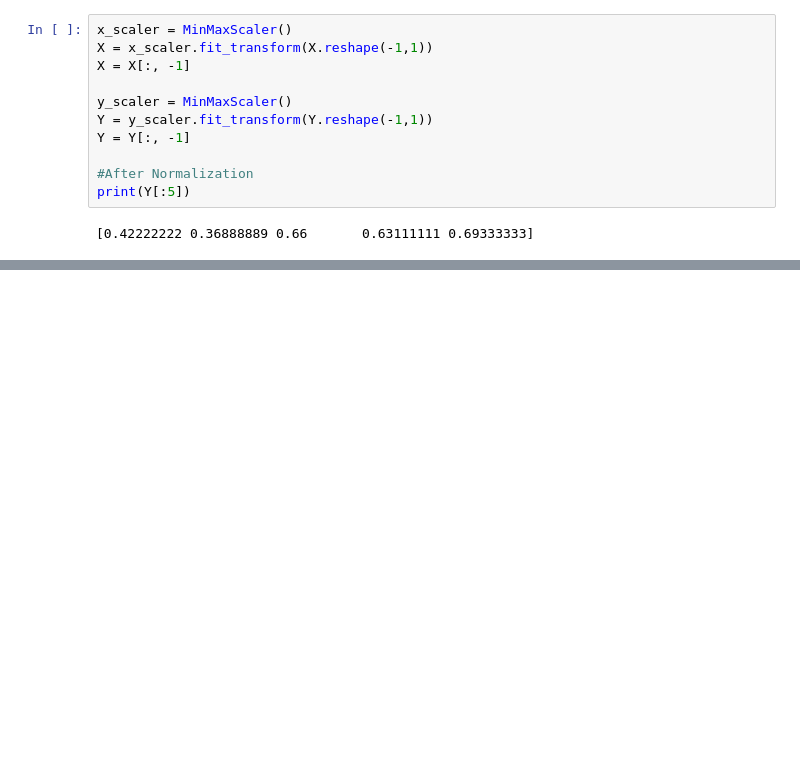
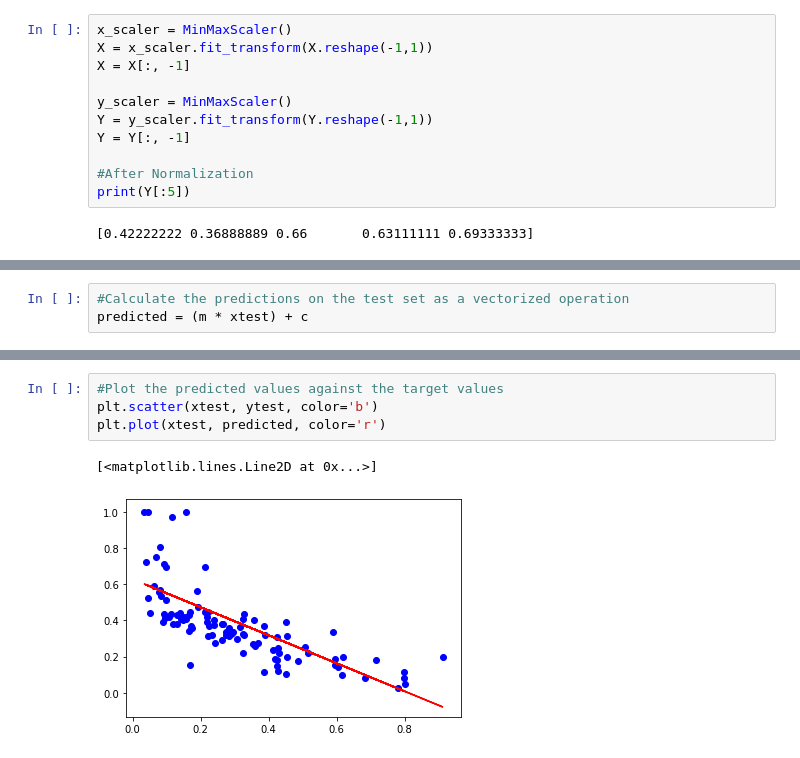
Before and after one commit to sumitksingh17/Machine-Learning, a Jupyter notebook: LinearRegression.ipynb, the cells around one changed output, grey strips where cells are left out. Cells and saved outputs as stored; diff of their text form; blank space fills up the shorter version.

Commit message:
Prediction system
complete (To do : Find The accuracy)

```diff
--- a/LinearRegression.ipynb
+++ b/LinearRegression.ipynb
@@ -186,0 +293,3 @@ def error(m,x,c,t):
+# %%
+#Calculate the predictions on the test set as a vectorized operation
+predicted = (m * xtest) + c
@@ -186,0 +313,7 @@ def error(m,x,c,t):
+# %%
+#Plot the predicted values against the target values
+plt.scatter(xtest, ytest, color='b')
+plt.plot(xtest, predicted, color='r')
+# %% [output]
+[<matplotlib.lines.Line2D at 0x...>]
+[figure, added]
```
Also changed, not shown: parts of 13 cells of this notebook.
